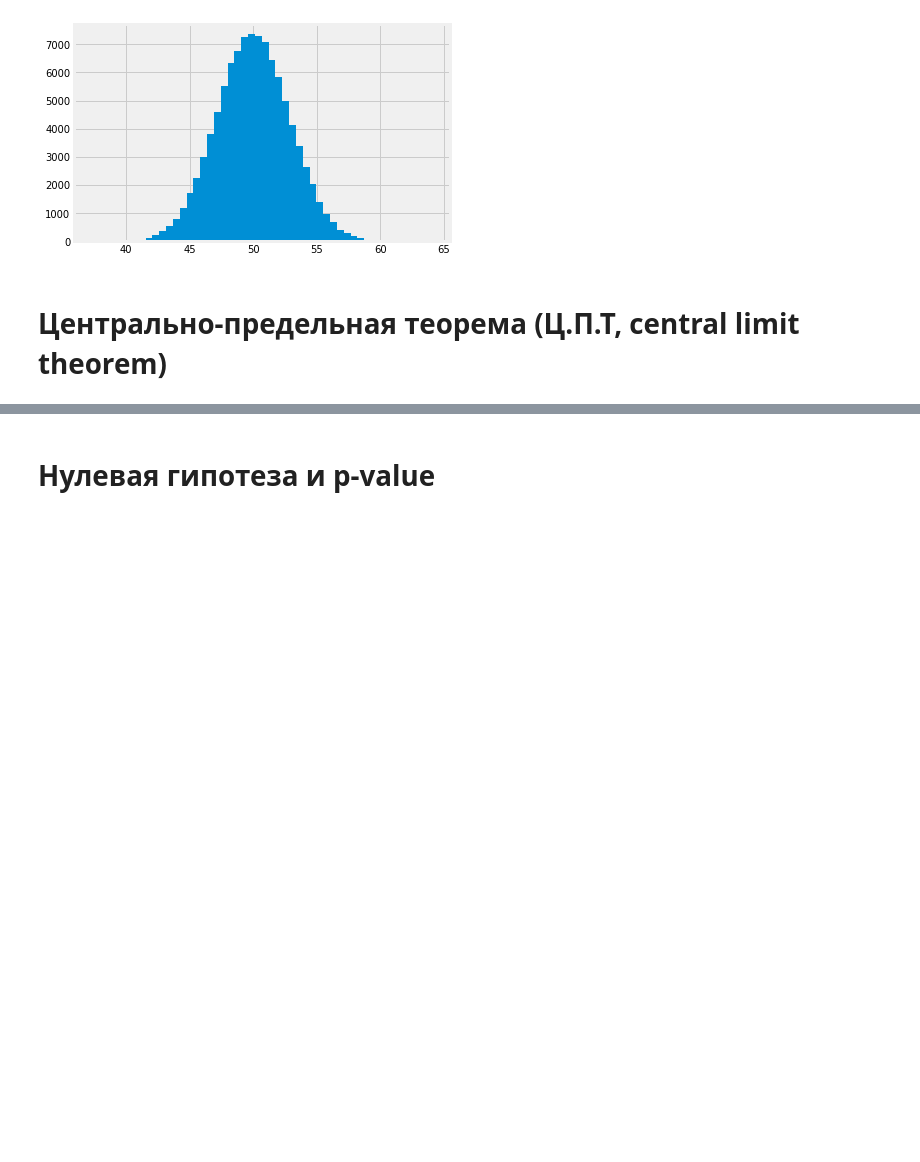
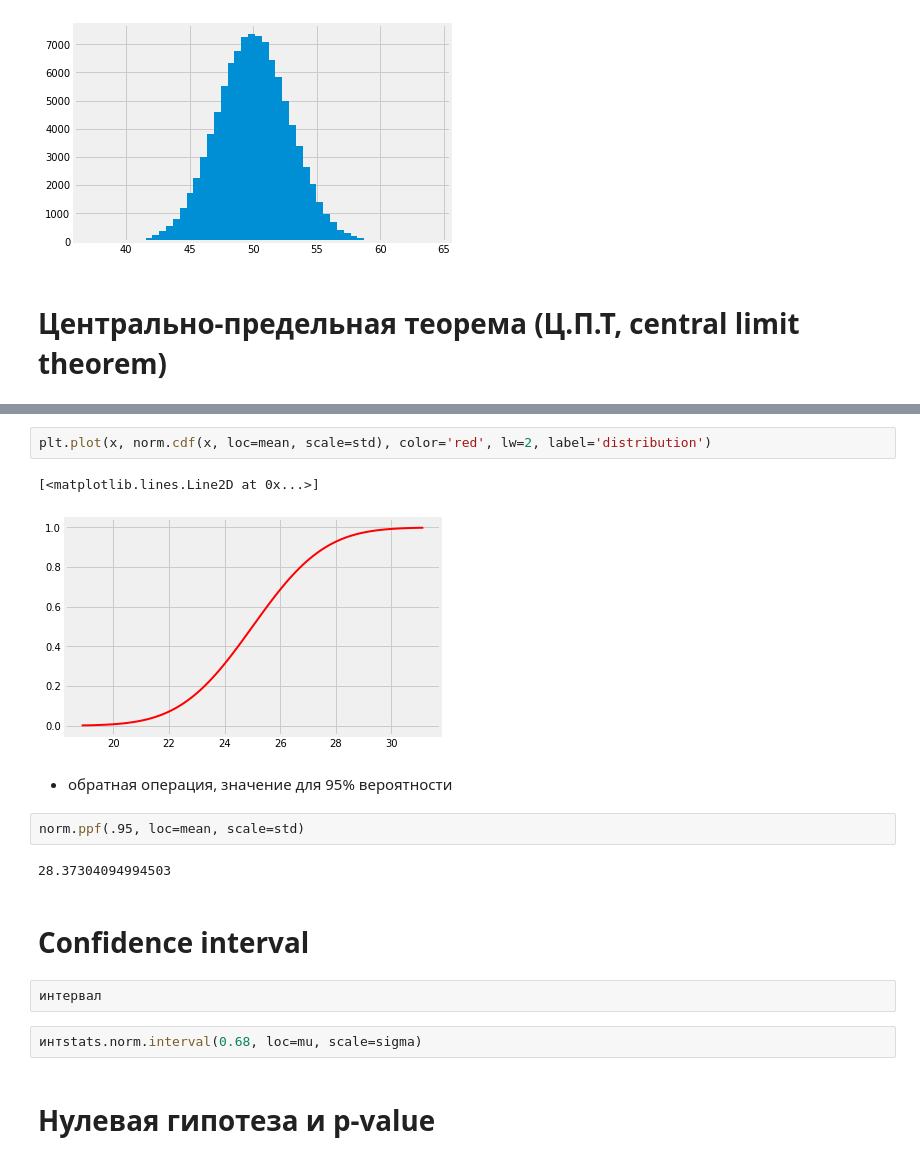
Before and after one commit to Casyfill/liceum, a Jupyter notebook: l7/1_Distributions1.ipynb, the cells around one changed output, grey strips where cells are left out. Drawn from its saved outputs; the diff is of its cells as text; blank space fills up the shorter version.

```diff
--- a/l7/1_Distributions1.ipynb
+++ b/l7/1_Distributions1.ipynb
@@ -54,2 +104,19 @@ pd.Series(pd.np.sum(sample[:, :N], axis=1)).hist(bins=50)
+# %%
+plt.plot(x, norm.cdf(x, loc=mean, scale=std), color='red', lw=2, label='distribution')
+# %% [output]
+[<matplotlib.lines.Line2D at 0x...>]
+[figure, added]
+# %% [markdown]
+ - обратная операция, значение для 95% вероятности
+# %%
+norm.ppf(.95, loc=mean, scale=std)
+# %% [output]
+28.37304094994503
+# %% [markdown]
+# Confidence interval
+# %%
+интервал
+# %%
+интstats.norm.interval(0.68, loc=mu, scale=sigma)
 # %% [markdown]
 # Нулевая гипотеза и p-value
```
Also changed, not shown: parts of 27 cells of this notebook.
